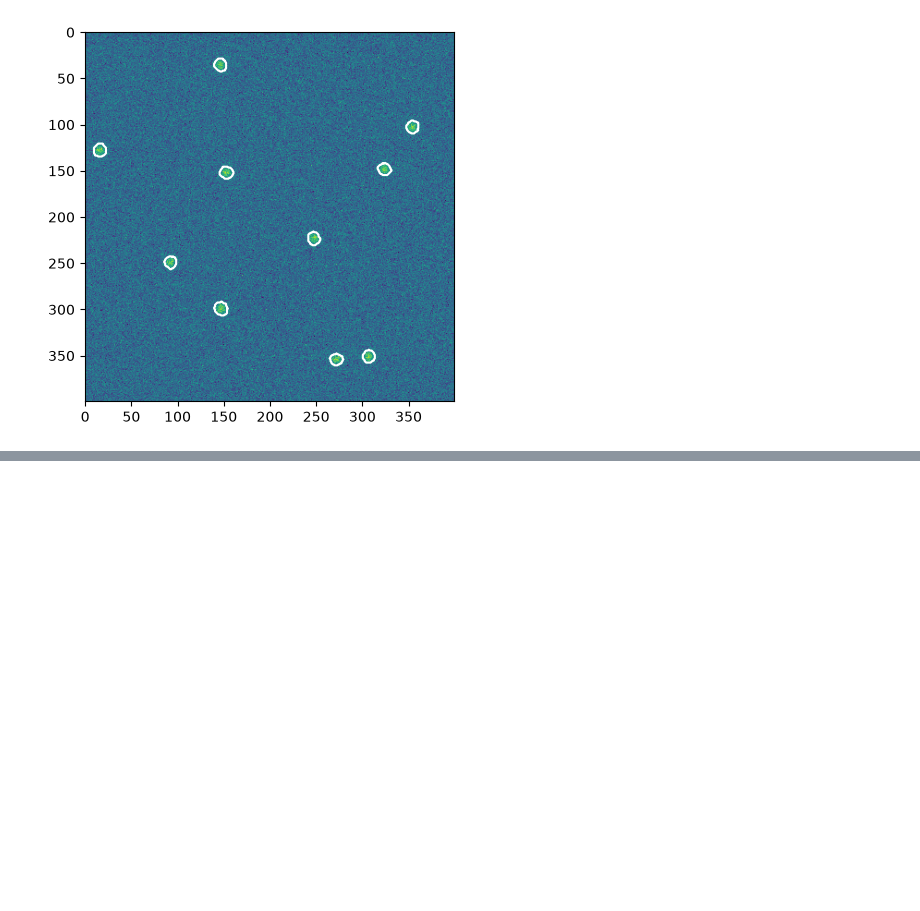
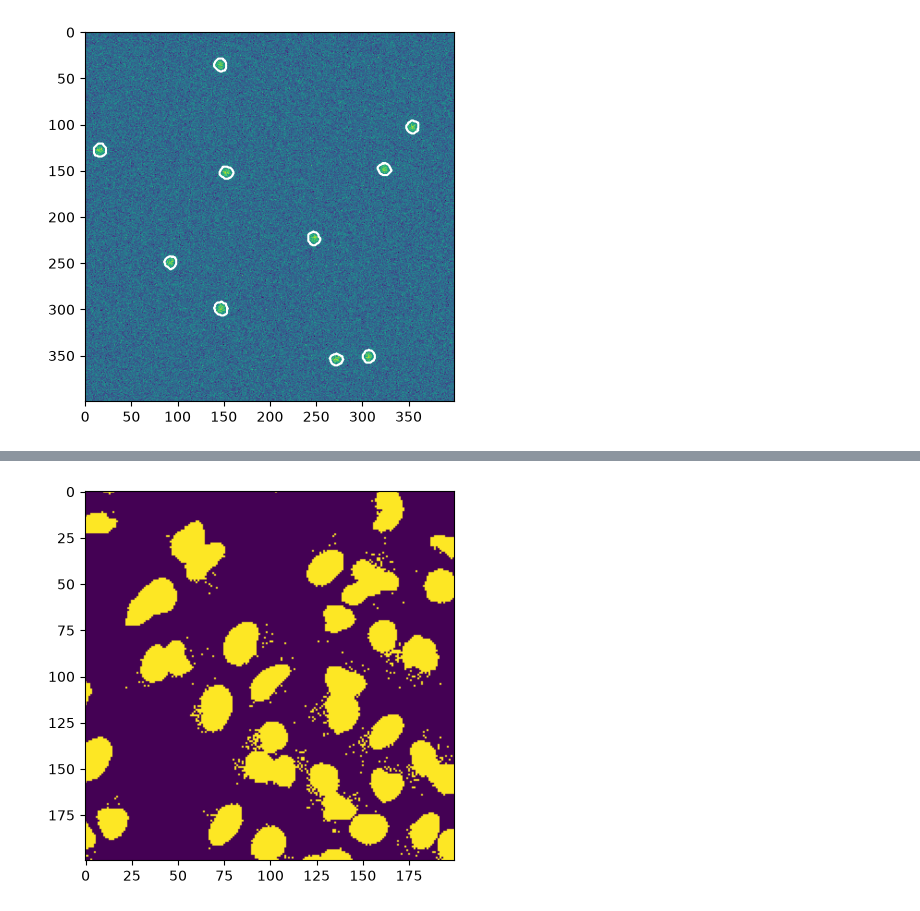
Before and after one commit to NL-BioImaging/NL-BioImageAnalysis-course2026, a Jupyter notebook: day_1/image_processing/Image_processing_fundamentals_pt1_answers.ipynb, the cells around one changed output, grey strips where cells are left out. Drawn from its saved outputs; the diff is of its cells as text; code cells hidden in the pictures; blank space fills up the shorter version.

```diff
--- a/day_1/image_processing/Image_processing_fundamentals_pt1_answers.ipynb
+++ b/day_1/image_processing/Image_processing_fundamentals_pt1_answers.ipynb
@@ -108,0 +75,6 @@ _ = plt.contour(mask_points, colors='w', levels=[0.5])
+# %%
+thresh_triangle = sk.filters.threshold_triangle(img_nuclei)
+mask_nuclei = img_nuclei > thresh_triangle
+_ = plt.imshow(mask_nuclei[0:200,0:200])
+# %% [output]
+[figure, added]
```
Also changed, not shown: parts of 11 cells of this notebook, 3 other files.
